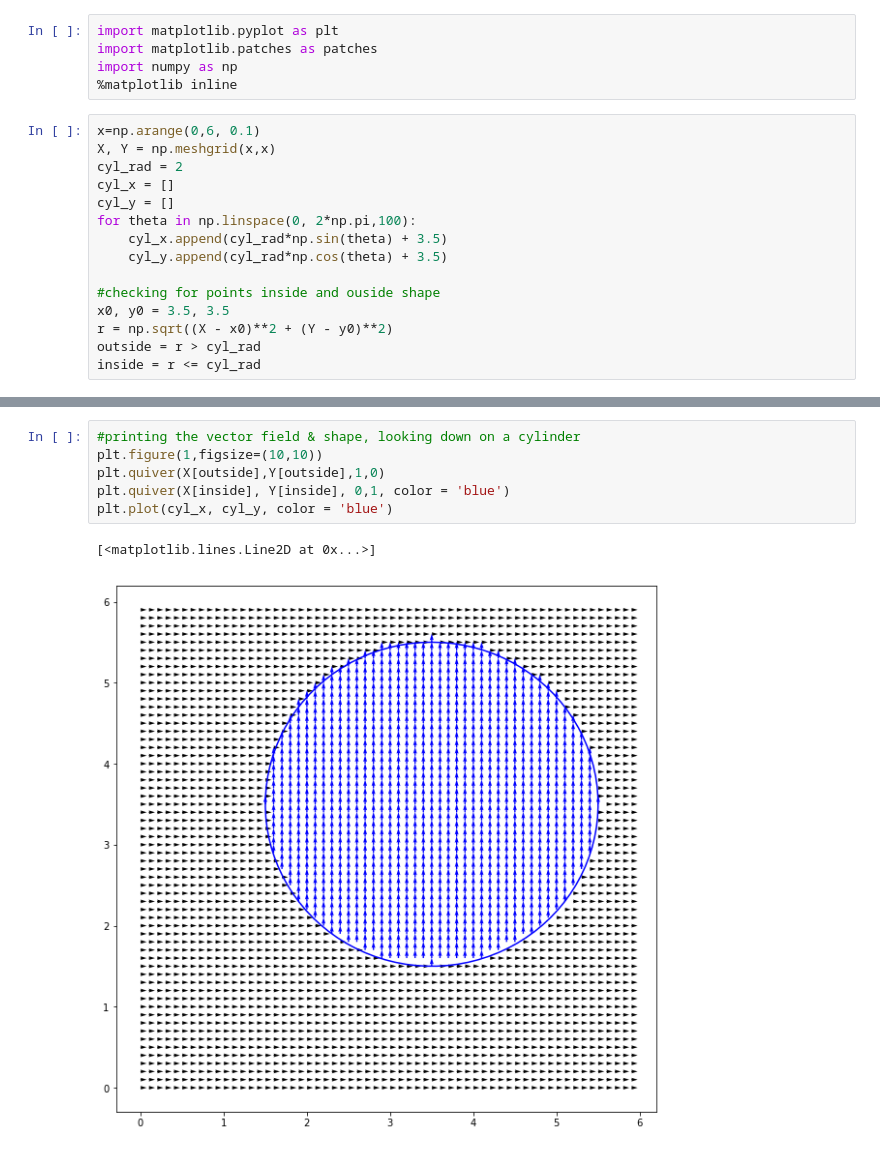
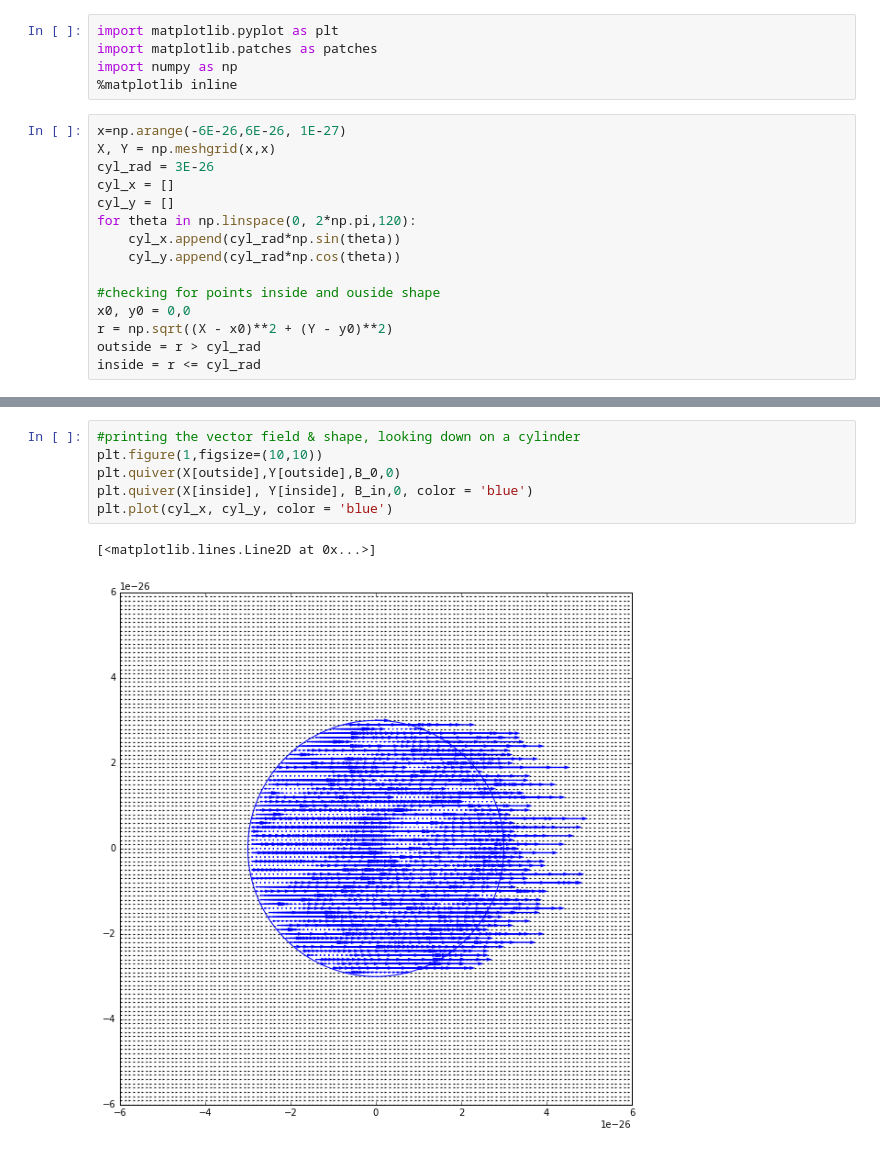
Before and after one commit to MSUPhysics482/project2-family-jouls, a Jupyter notebook: Project Models.ipynb, the cells around one changed output, grey strips where cells are left out. Drawn from its saved outputs; the diff is of its cells as text.

```diff
--- a/Project Models.ipynb
+++ b/Project Models.ipynb
@@ -4,17 +4,17 @@ import matplotlib.patches as patches
 import numpy as np
 %matplotlib inline
 # %%
-x=np.arange(0,6, 0.1)
+x=np.arange(-6E-26,6E-26, 1E-27)
 X, Y = np.meshgrid(x,x)
-cyl_rad = 2
+cyl_rad = 3E-26
 cyl_x = []
 cyl_y = []
-for theta in np.linspace(0, 2*np.pi,100):
-    cyl_x.append(cyl_rad*np.sin(theta) + 3.5)
-    cyl_y.append(cyl_rad*np.cos(theta) + 3.5)
+for theta in np.linspace(0, 2*np.pi,120):
+    cyl_x.append(cyl_rad*np.sin(theta))
+    cyl_y.append(cyl_rad*np.cos(theta))
 
 #checking for points inside and ouside shape
-x0, y0 = 3.5, 3.5
+x0, y0 = 0,0
 r = np.sqrt((X - x0)**2 + (Y - y0)**2)
 outside = r > cyl_rad
 inside = r <= cyl_rad
@@ -27,9 +41,9 @@ inside = r <= cyl_rad
 # %%
 #printing the vector field & shape, looking down on a cylinder
 plt.figure(1,figsize=(10,10))
-plt.quiver(X[outside],Y[outside],1,0)
-plt.quiver(X[inside], Y[inside], 0,1, color = 'blue')
+plt.quiver(X[outside],Y[outside],B_0,0)
+plt.quiver(X[inside], Y[inside], B_in,0, color = 'blue')
 plt.plot(cyl_x, cyl_y, color = 'blue')
 # %% [output]
 [<matplotlib.lines.Line2D at 0x...>]
-[figure, old version]
+[figure, new version]
```
Also changed, not shown: parts of 3 cells of this notebook.
